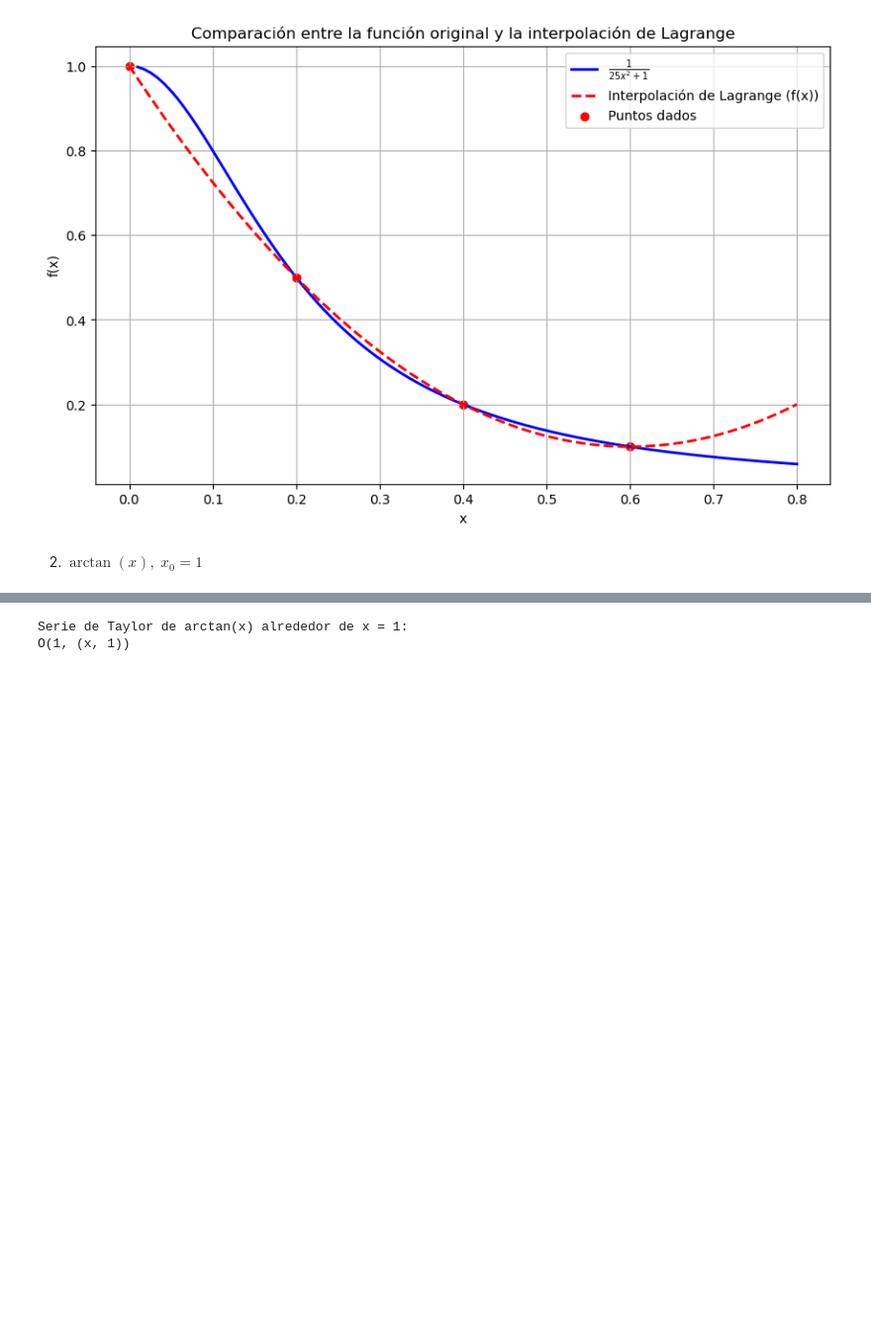
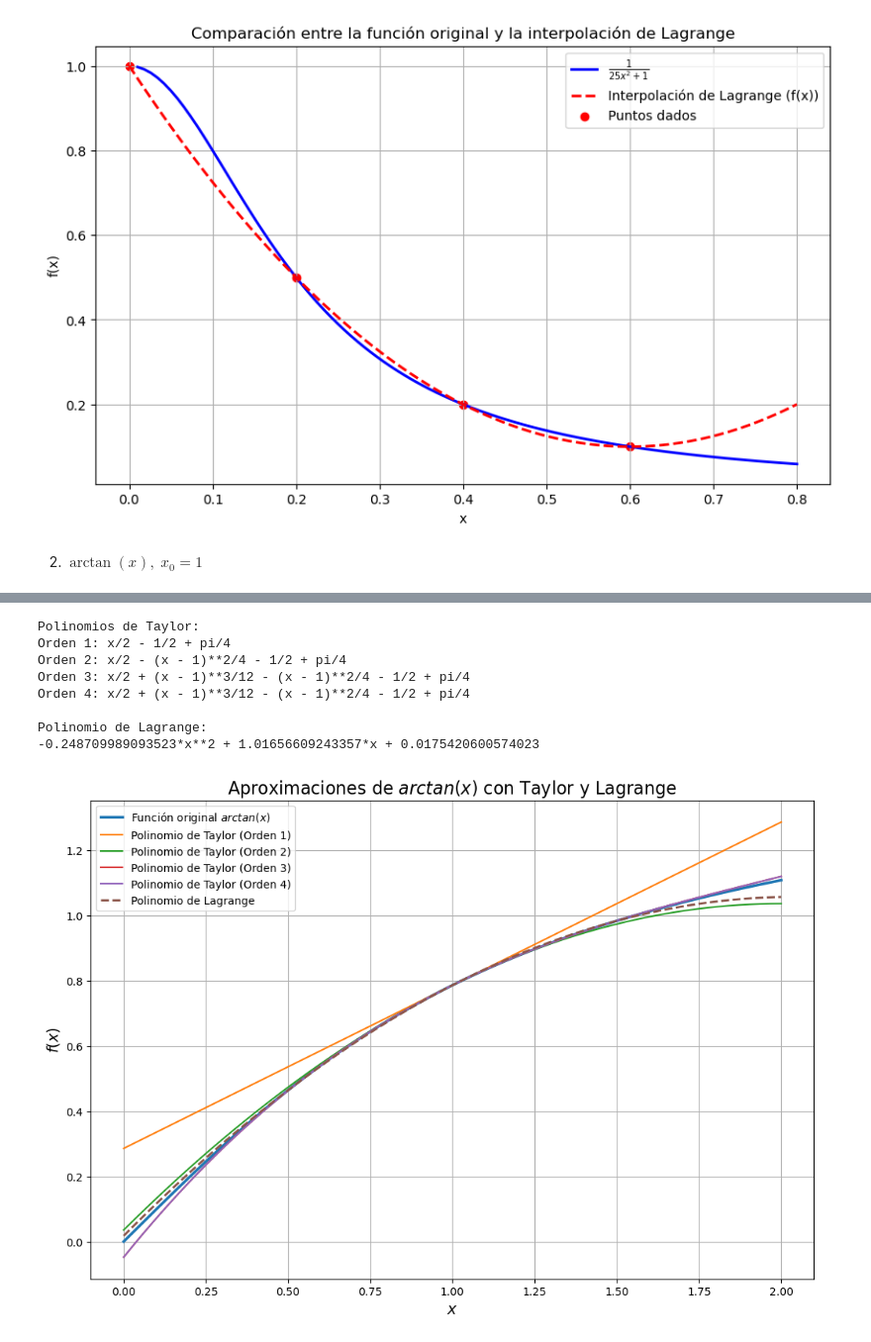
Before and after one commit to carol230/MetodosNumericos, a Jupyter notebook: Tarea06/AyalaIvonneTarea06.ipynb, the cells around one changed output, grey strips where cells are left out. Shown: that part at 99% size. Drawn from its saved outputs; the diff is of its cells as text; code cells hidden in the pictures; blank space fills up the shorter version.

```diff
--- a/Tarea06/Tarea06.ipynb
+++ b/Tarea06/AyalaIvonneTarea06.ipynb
@@ -270,12 +241,65 @@ print(resultado)
-# %%
-import sympy as sp
-
-x = sp.symbols('x')
-f = sp.atan(x)
-taylor_series = f.series(x, x0=1, n=0)
-
-print("Serie de Taylor de arctan(x) alrededor de x = 1:")
-print(taylor_series)
-# %% [output]
-Serie de Taylor de arctan(x) alrededor de x = 1:
-O(1, (x, 1))
+# %%
+import sympy as sp
+import numpy as np
+import matplotlib.pyplot as plt
+
+x = sp.symbols('x')
+f = sp.atan(x)
+x0 = 1
+
+ordenes = [1, 2, 3, 4]
+polinomios_taylor = [sp.series(f, x, x0, n+1).removeO() for n in ordenes]
+
+print("Polinomios de Taylor:")
+for n, p in zip(ordenes, polinomios_taylor):
+    print(f"Orden {n}: {p}")
+
+puntos_x = [0.5, 1, 1.5]
+puntos_y = [f.evalf(subs={x: xi}) for xi in puntos_x]
+
+def lagrange_polynomial(x_points, y_points):
+    """Construye el polinomio de Lagrange"""
+    n = len(x_points)
+    P = 0
+    for i in range(n):
+        Li = 1
+        for j in range(n):
+            if i != j:
+                Li *= (x - x_points[j]) / (x_points[i] - x_points[j])
+        P += Li * y_points[i]
+    return sp.simplify(P)
+
+polinomio_lagrange = lagrange_polynomial(puntos_x, puntos_y)
+print("\nPolinomio de Lagrange:")
+print(polinomio_lagrange)
+
+taylor_funciones = [sp.lambdify(x, p, 'numpy') for p in polinomios_taylor]
+lagrange_func = sp.lambdify(x, polinomio_lagrange, 'numpy')
+
+x_vals = np.linspace(0, 2, 500)
+f_func = sp.lambdify(x, f, 'numpy')
+
+plt.figure(figsize=(12, 8))
+plt.plot(x_vals, f_func(x_vals), label='Función original $arctan(x)$', linewidth=2.5)
+
+for n, t_func in zip(ordenes, taylor_funciones):
+    plt.plot(x_vals, t_func(x_vals), label=f'Polinomio de Taylor (Orden {n})')
+
+plt.plot(x_vals, lagrange_func(x_vals), '--', label='Polinomio de Lagrange', linewidth=2)
+
+plt.title('Aproximaciones de $arctan(x)$ con Taylor y Lagrange', fontsize=16)
+plt.xlabel('$x$', fontsize=14)
+plt.ylabel('$f(x)$', fontsize=14)
+plt.legend()
+plt.grid(True)
+plt.show()
+# %% [output]
+Polinomios de Taylor:
+Orden 1: x/2 - 1/2 + pi/4
+Orden 2: x/2 - (x - 1)**2/4 - 1/2 + pi/4
+Orden 3: x/2 + (x - 1)**3/12 - (x - 1)**2/4 - 1/2 + pi/4
+Orden 4: x/2 + (x - 1)**3/12 - (x - 1)**2/4 - 1/2 + pi/4
+
+Polinomio de Lagrange:
+-0.248709989093523*x**2 + 1.01656609243357*x + 0.0175420600574023
+[figure, added]
```
Also changed, not shown: parts of 5 cells of this notebook, 1 other file.
